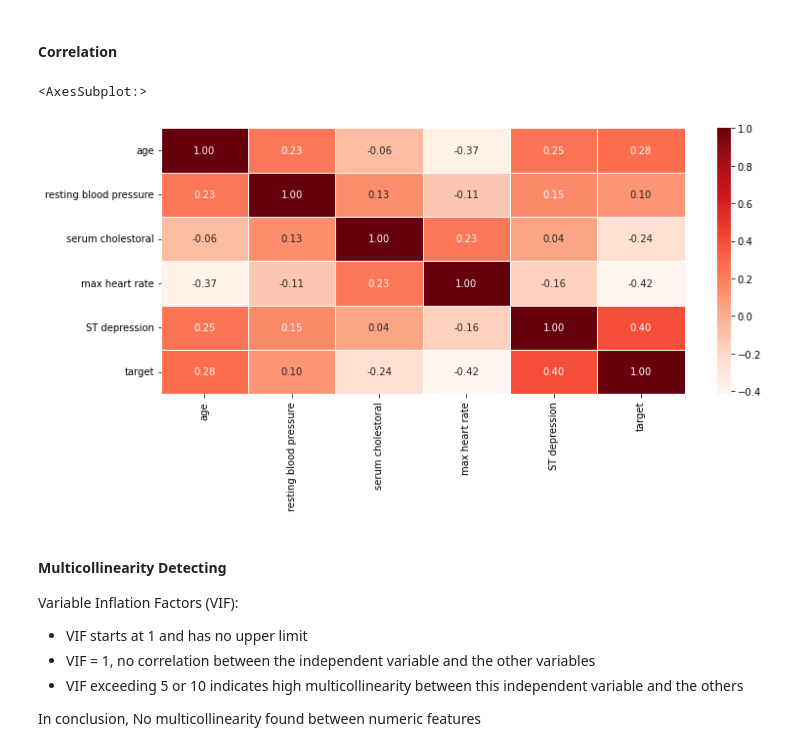
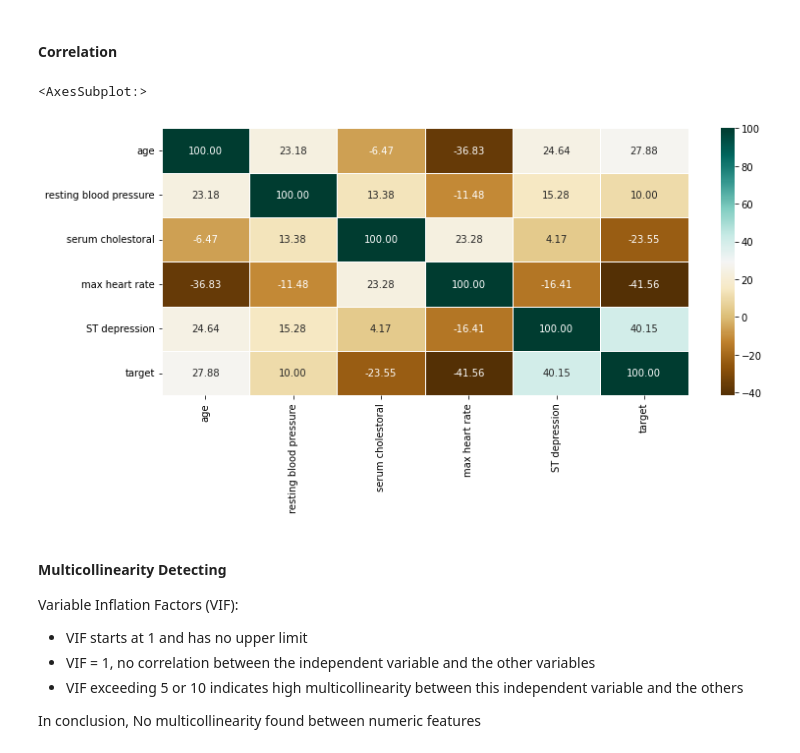
Before and after one commit to Nicola-Ibrahim/Heart-Diseases-Prediction, a Jupyter notebook: HeartDiseasePrediction-Binary.ipynb, the cells around one changed output. Cells and saved outputs as stored; diff of their text form; code cells hidden in the pictures.

```diff
--- a/HeartDiseasePrediction-Binary.ipynb
+++ b/HeartDiseasePrediction-Binary.ipynb
@@ -373,11 +373,11 @@ Therefore the desired filter methods to be used are **Chi2** and **LDA**:
 # %%
 corr_values = train_data[num_cols+['target']].corr()
 
 plt.figure(figsize=(12,5))
-sns.heatmap(corr_values, linecolor='w', linewidths=1, annot=True, fmt='.2f', cmap = plt.cm.Reds)
+sns.heatmap(corr_values*100, linecolor='w', linewidths=1, annot=True, fmt='.2f', cmap = plt.cm.BrBG)
 # %% [output]
 <AxesSubplot:>
-[figure, old version]
+[figure, new version]
 # %% [markdown]
 #### Multicollinearity Detecting
 Variable Inflation Factors (VIF):
```
Also changed, not shown: parts of 10 cells of this notebook.
